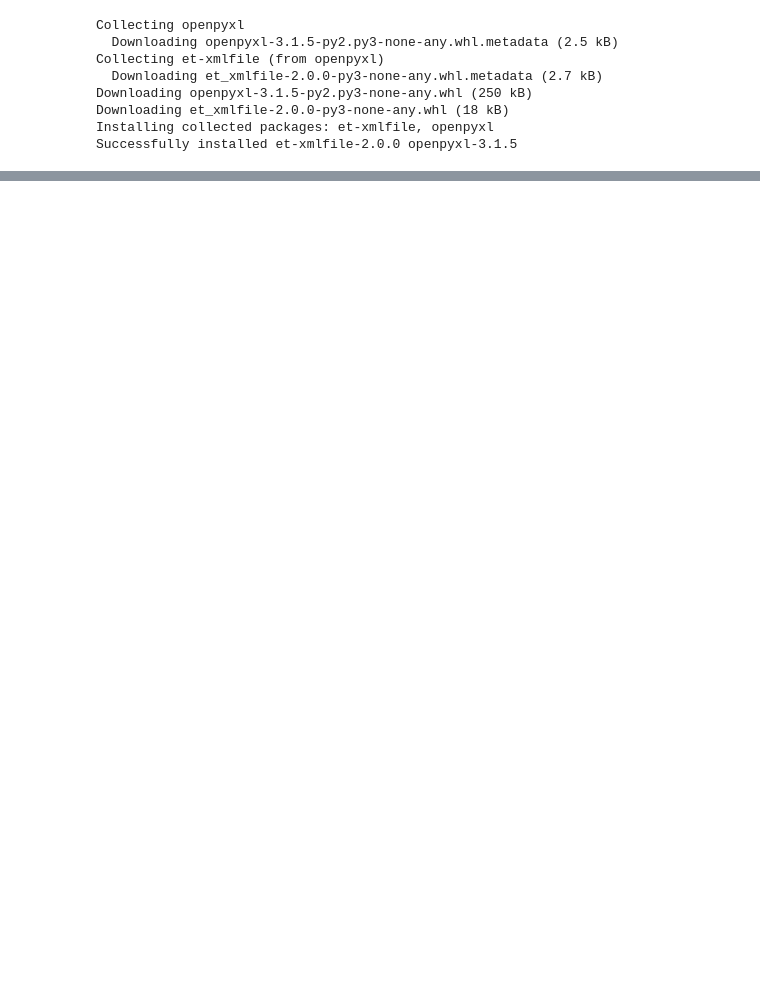
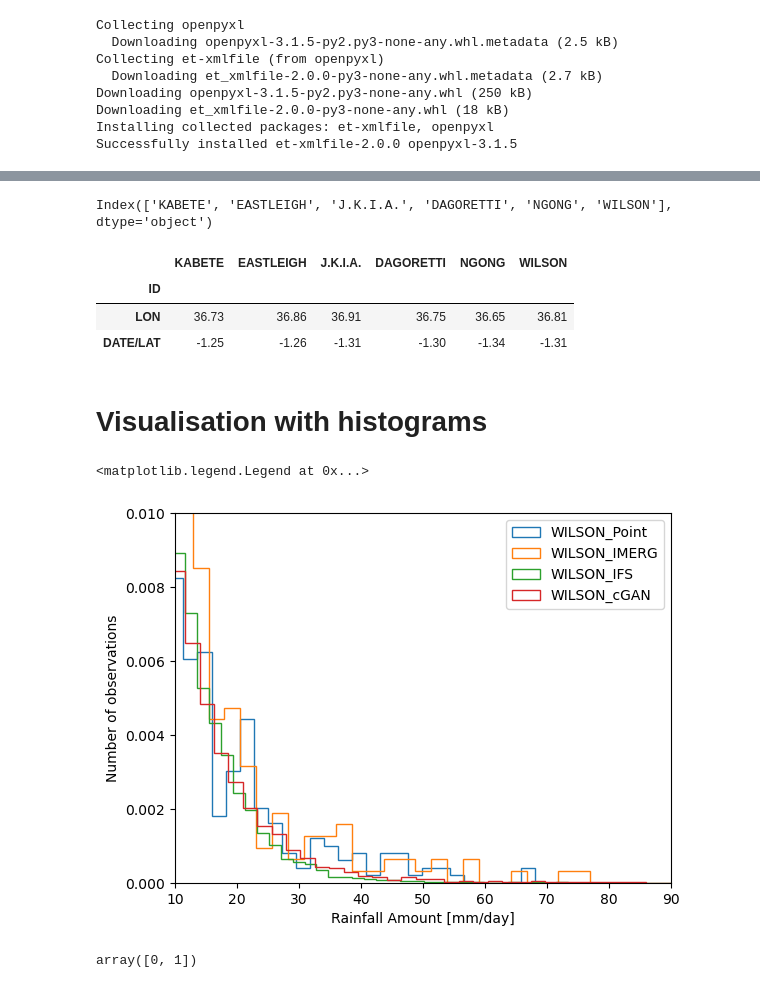
Before and after one commit to snath-xoc/Tutorial_SEWAA_27112024, a Jupyter notebook: Load_obs.ipynb, the cells around one changed output, grey strips where cells are left out. Saved outputs shown, nothing was run; the diff lists cells and outputs as text; code cells hidden in the pictures; blank space fills up the shorter version.

```diff
--- a/Load_obs.ipynb
+++ b/Load_obs.ipynb
@@ -37,0 +137,63 @@ Data variables:
+# %%
+def bounding_box(region,points,min_x=box_left,max_x=box_right,min_y=box_down,max_y=box_up):
+
+    """
+    points: latitude, longitude
+    x: longitude
+    y: latitude
+    """
+
+    section_x = []
+    section_y = []
+
+    for x_min, x_max in zip(box_left,box_right):
+        if region == 'J.K.I.A.':
+            section_x.append(np.logical_and(points[1]<=x_max+0.01,points[1]>=x_min-0.01))
+        else:
+            section_x.append(np.logical_and(points[1]<=x_max,points[1]>=x_min))
+
+    for y_min, y_max in zip(box_down,box_up):
+        section_y.append(np.logical_and(points[0]<=y_max,points[0]>=y_min))
+
+    idx = np.squeeze(np.argwhere(np.logical_and(np.array(section_x),np.array(section_y))))
+
+    return idx
+
+idx_chosen = bounding_box('KABETE',meta['KABETE'].values,min_x=box_left,max_x=box_right,min_y=box_down,max_y=box_up)
+# %%
+meta.columns
+# %% [output]
+Index(['KABETE', 'EASTLEIGH', 'J.K.I.A.', 'DAGORETTI', 'NGONG', 'WILSON'], dtype='object')
+# %%
+meta
+# %% [output]
+|  | KABETE | EASTLEIGH | J.K.I.A. | DAGORETTI | NGONG | WILSON |
+| ID |  |  |  |  |  |  |
+| LON | 36.73 | 36.86 | 36.91 | 36.75 | 36.65 | 36.81 |
+| DATE/LAT | -1.25 | -1.26 | -1.31 | -1.30 | -1.34 | -1.31 |
+# %% [markdown]
+# Visualisation with histograms
+# %%
+import matplotlib.pyplot as plt
+region = 'WILSON'
+
+idx_region =  bounding_box(region,meta[region].values,min_x=box_left,max_x=box_right,min_y=box_down,max_y=box_up)
+
+plt.hist(ds[region].values,bins=30,density=True,histtype='step',label=region+'_Point')
+plt.hist(ds_IMERG.isel({'latlon':idx_region}).Nairobi.values,bins=30,density=True,histtype='step',label=region+'_IMERG')
+plt.hist(ds_IFS.isel({'latlon':idx_region}).Nairobi.values.flatten(),bins=50,density=True,histtype='step',label=region+'_IFS')
+plt.hist(ds_cGAN.isel({'latlon':idx_region}).Nairobi.values.flatten(),bins=50,density=True,histtype='step',label=region+'_cGAN')
+plt.xlim(10,90)
+plt.ylim(0,0.01)
+
+plt.xlabel("Rainfall Amount [mm/day]")
+plt.ylabel("Number of observations")
+
+plt.legend()
+# %% [output]
+<matplotlib.legend.Legend at 0x...>
+[figure, added]
+# %%
+idx_region
+# %% [output]
+array([0, 1])
```
Also changed, not shown: parts of 8 cells of this notebook, 1 other file.
